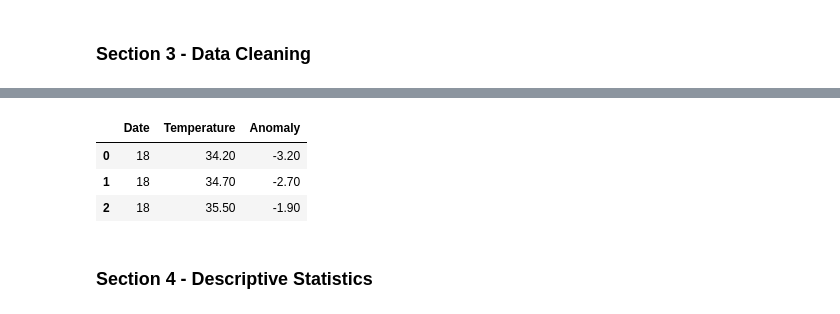
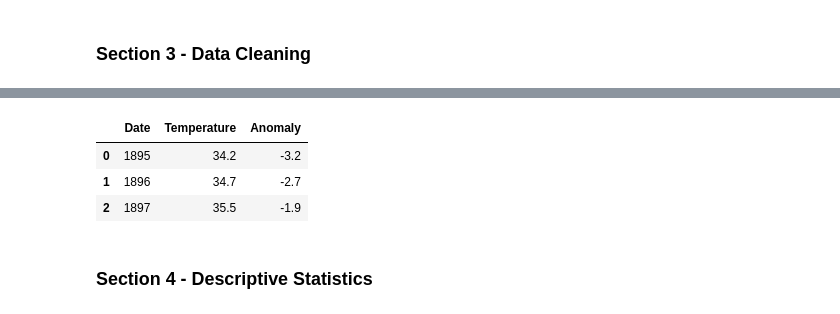
Before and after one commit to Karpoozi/datafun-07-applied, a Jupyter notebook: brookerichards_applied.ipynb, the cells around one changed output, grey strips where cells are left out. Saved outputs shown, nothing was run; the diff lists cells and outputs as text; code cells hidden in the pictures.

```diff
--- a/brookerichards_applied.ipynb
+++ b/brookerichards_applied.ipynb
@@ -71,15 +75,15 @@ nyc_df.head(3)
 # %%
 # the x-axis labels will be more readable if they do not contain 01 for January
 nyc_df.Date.dtype # check the column data type
-nyc_df.Date = nyc.Date.floordiv(100) # each column in df is a Series, the floordiv method performs integer division on every element of the Series
+nyc_df.Date = nyc_df.Date.floordiv(100) # each column in df is a Series, the floordiv method performs integer division on every element of the Series
 
 # verify changes
 nyc_df.head(3)
 # %% [output]
 |  | Date | Temperature | Anomaly |
-| 0 | 18 | 34.20 | -3.20 |
-| 1 | 18 | 34.70 | -2.70 |
-| 2 | 18 | 35.50 | -1.90 |
+| 0 | 1895 | 34.2 | -3.2 |
+| 1 | 1896 | 34.7 | -2.7 |
+| 2 | 1897 | 35.5 | -1.9 |
 # %% [markdown]
 ### Section 4 - Descriptive Statistics
 # %%
```
Also changed, not shown: parts of 26 cells of this notebook.
